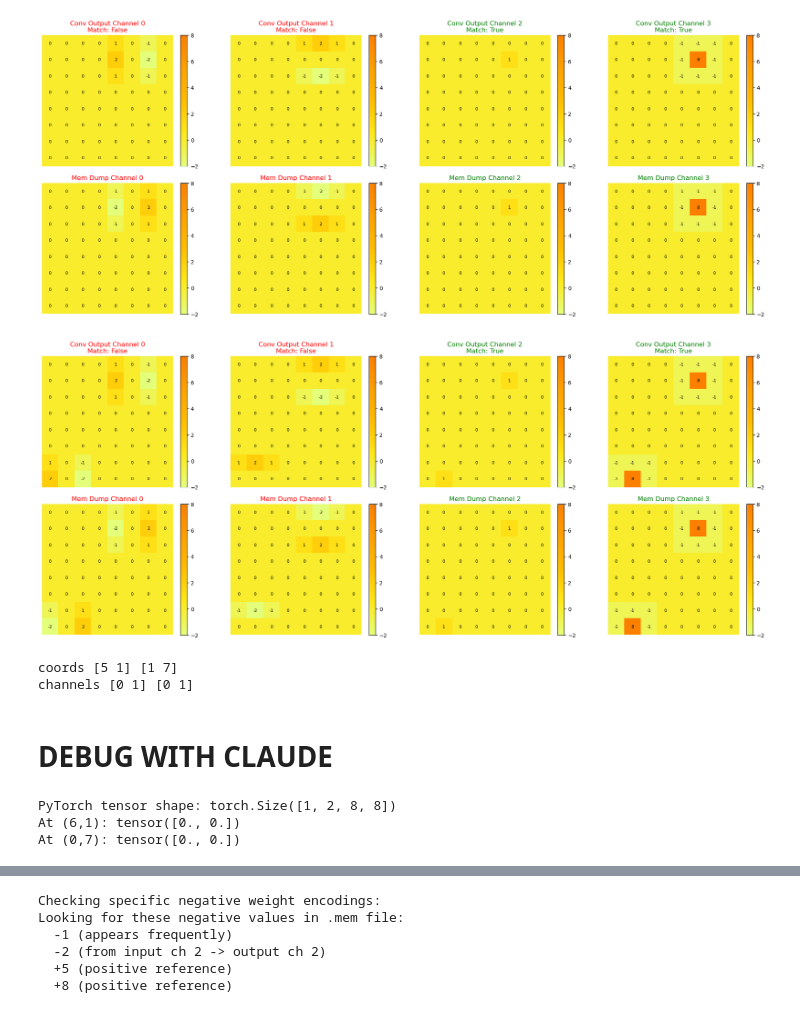
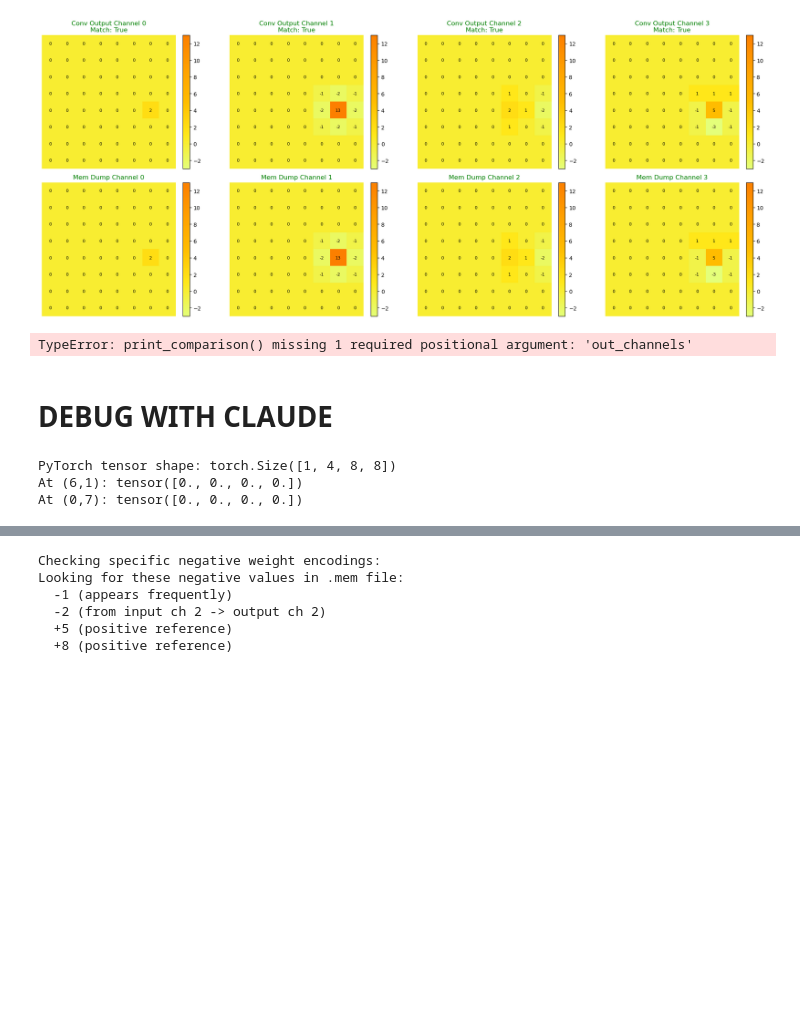
Before and after one commit to apedersen00/fenrir, a Jupyter notebook: python/notebooks/conv_verify.ipynb, the cells around one changed output, grey strips where cells are left out. Saved outputs shown, nothing was run; the diff lists cells and outputs as text; code cells hidden in the pictures; blank space fills up the shorter version.

```diff
--- a/python/notebooks/conv_verify.ipynb
+++ b/python/notebooks/conv_verify.ipynb
@@ -428,4 +428,4 @@ Conv2d(2, 4, kernel_size=(3, 3), stride=(1, 1), padding=(1, 1), bias=False)
 # %%
-coords, channels, timesteps = load_events(events_path)
+coords, channels, timesteps = load_events(events_path, in_channels=4, bits_per_coord=3)
 coords, channels
 # %% [output]
@@ -504,7 +504,7 @@ def event_to_tensor(event_idx, coords, channels, img_height, img_width, cumulati
 
     return tensor
 # %%
-event_tensor = event_to_tensor(1, coords, channels, 8, 8, cumulative=True)
+event_tensor = event_to_tensor(0, coords, channels, 8, 8, cumulative=True)
 event_tensor[0, 0, :, :], event_tensor.shape
 # %% [output]
 (tensor([[0., 0., 0., 0., 0., 0., 0., 0.],
@@ -551,7 +551,8 @@ array([[ 0,  0,  0,  0, -1, -2, -1,  0],
        [ 0,  0,  0,  0,  0,  0,  0,  0]])
 # %%
 from matplotlib.patches import Rectangle
-def print_comparison(idx):
+
+def print_comparison(idx, out_channels):
     # create tensor for event idx
     event_tensor = event_to_tensor(idx, coords, channels, 8, 8, cumulative=True)
     # run conv layer
@@ -559,12 +560,10 @@ def print_comparison(idx):
 
     # get memory dump for idx
     mem_dump = memory_dumps[idx]
-    # Inverse the channel order for mem_dump to match conv_output
-    mem_dump = mem_dump.reshape(8, 8, 4)
+    mem_dump = mem_dump.reshape(8, 8, out_channels)
 
     import matplotlib.pyplot as plt
 
-    out_channels = conv_output.shape[1]
     # Determine global vmin/vmax for all images (conv + mem) for consistent color mapping
     vmin = min(conv_output.min().item(), mem_dump.min())
     vmax = max(conv_output.max().item(), mem_dump.max())
@@ -586,7 +585,6 @@ def print_comparison(idx):
         axs[0, ch].set_title(f'Conv Output Channel {ch}\nMatch: {match}', color=color)
         axs[0, ch].axis('off')
         plt.colorbar(im0, ax=axs[0, ch], fraction=0.046, pad=0.04)
-        # Print values
         for i in range(conv_img.shape[0]):
             for j in range(conv_img.shape[1]):
                 val = conv_img[i, j]
@@ -604,15 +602,13 @@ def print_comparison(idx):
     plt.show()
 # %%
 idx = 0
-print_comparison(idx)
+print_comparison(idx, out_channels=4)
 print_comparison(idx + 1)
 print("coords", coords[idx], coords[idx + 1])
 print("channels", channels[idx], channels[idx + 1])
 # %% [output]
-[figure, old version]
+[figure, new version]
-[figure, removed]
-coords [5 1] [1 7]
-channels [0 1] [0 1]
+TypeError: print_comparison() missing 1 required positional argument: 'out_channels'
 # %% [markdown]
 # DEBUG WITH CLAUDE
 # %%
@@ -624,9 +620,9 @@ print("PyTorch tensor shape:", tensor_3_events.shape)
 print("At (6,1):", tensor_3_events[0, :, 6, 1])  # Event 2 location
 print("At (0,7):", tensor_3_events[0, :, 0, 7])  # Event 3 location
 # %% [output]
-PyTorch tensor shape: torch.Size([1, 2, 8, 8])
-At (6,1): tensor([0., 0.])
-At (0,7): tensor([0., 0.])
+PyTorch tensor shape: torch.Size([1, 4, 8, 8])
+At (6,1): tensor([0., 0., 0., 0.])
+At (0,7): tensor([0., 0., 0., 0.])
 # %%
 # Hardware memory after 3 events
 hw_mem = memory_dumps[3].reshape(8, 8, 4)[:, :, ::-1]  # Channel flip
```
Also changed, not shown: parts of 10 cells of this notebook, 8 other files.
